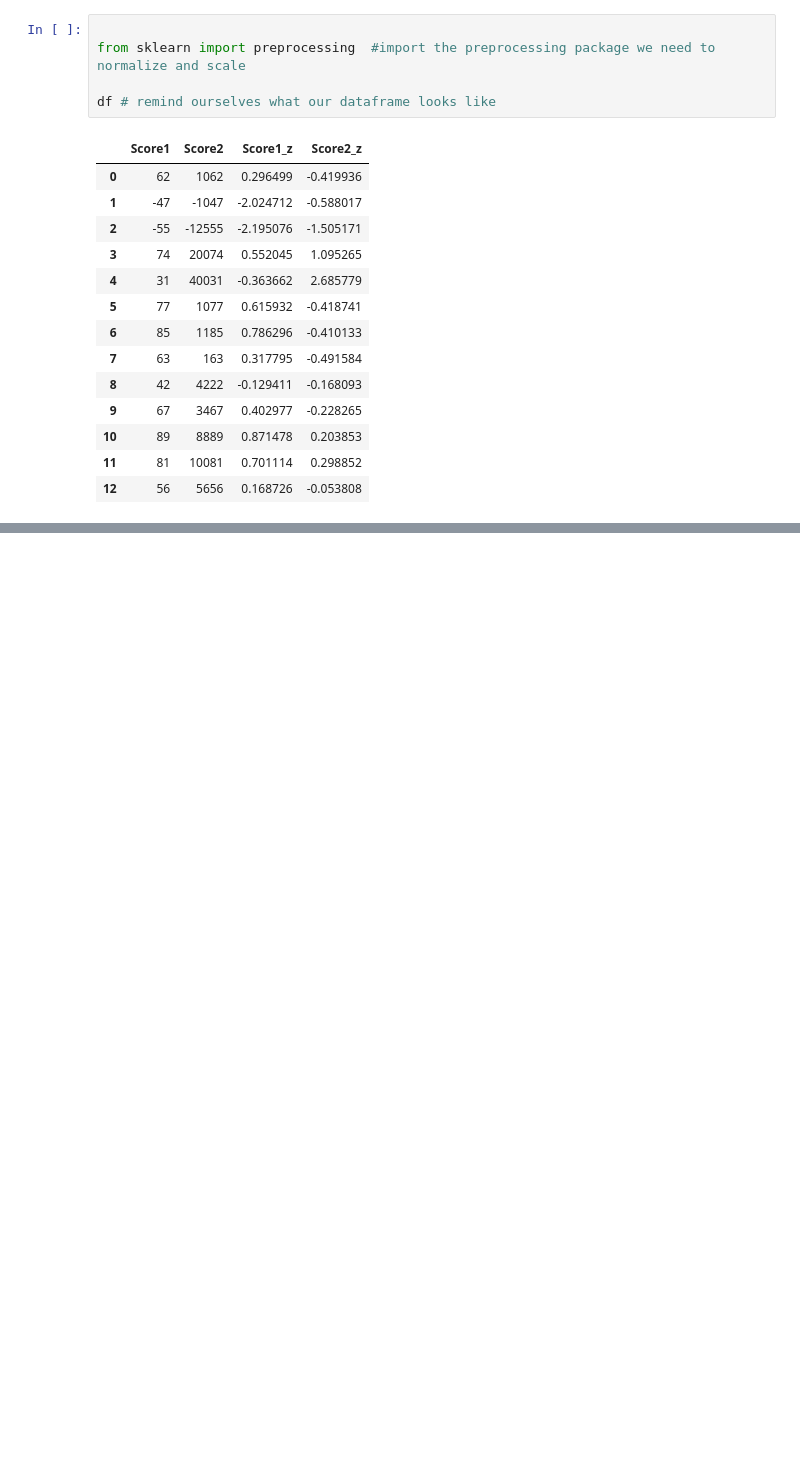
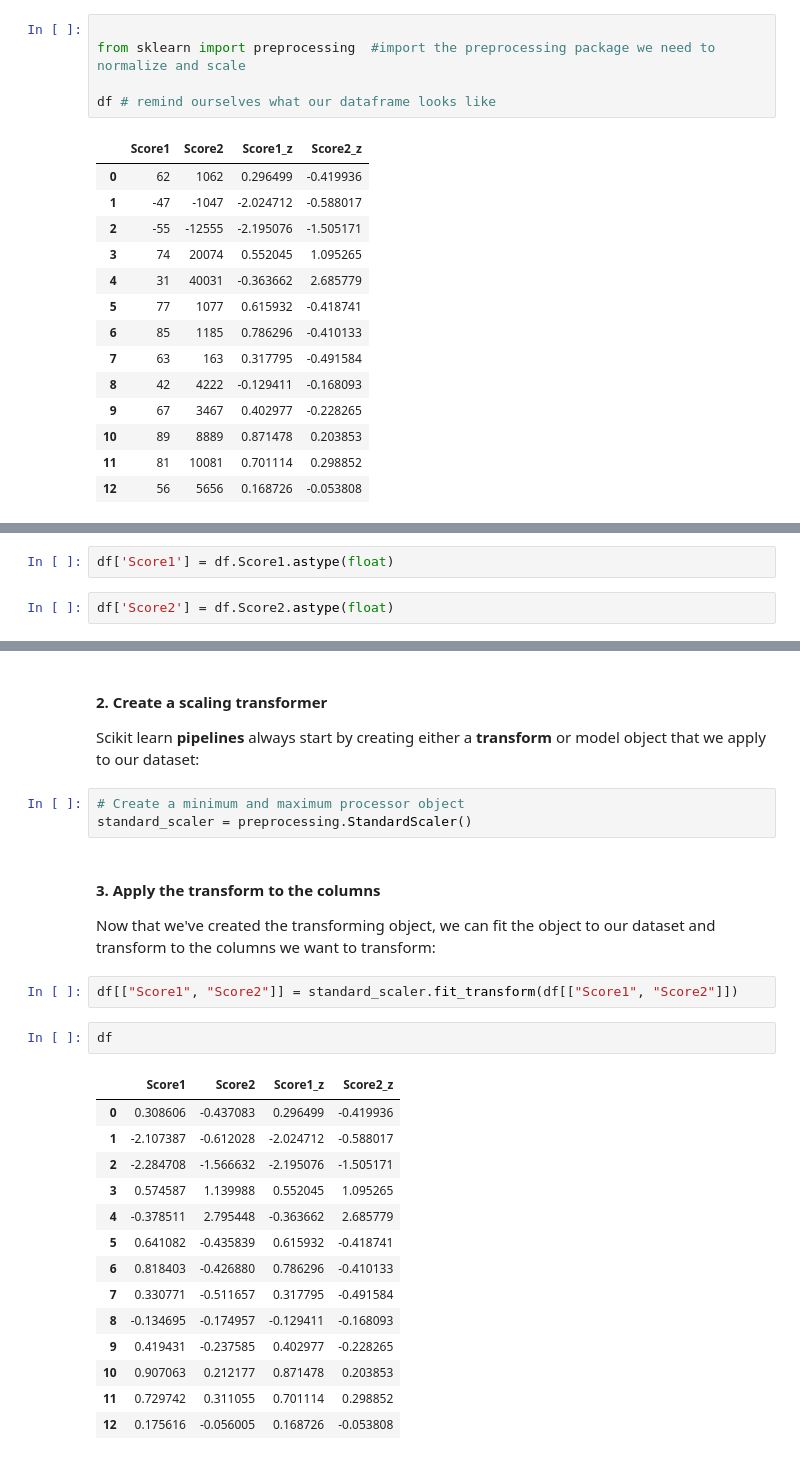
Before and after one commit to davideliason/DM4BA_Personal_Practice, a Jupyter notebook: Pandas_DataAnalysis.ipynb, the cells around one changed output, grey strips where cells are left out. Cells and saved outputs as stored; diff of their text form; blank space fills up the shorter version.

```diff
--- a/Pandas_DataAnalysis.ipynb
+++ b/Pandas_DataAnalysis.ipynb
@@ -1145,0 +1152,4 @@ df # remind ourselves what our dataframe looks like
+# %%
+df['Score1'] = df.Score1.astype(float)
+# %%
+df['Score2'] = df.Score2.astype(float)
@@ -1145,0 +1173,30 @@ df # remind ourselves what our dataframe looks like
+# %% [markdown]
+#### 2. Create a scaling transformer
+
+Scikit learn **pipelines** always start by creating either a **transform** or model object that we apply to our dataset:
+# %%
+# Create a minimum and maximum processor object
+standard_scaler = preprocessing.StandardScaler()
+# %% [markdown]
+#### 3. Apply the transform to the columns
+
+Now that we've created the transforming object, we can fit the object to our dataset and transform to the columns we want to transform:
+# %%
+df[["Score1", "Score2"]] = standard_scaler.fit_transform(df[["Score1", "Score2"]])
+# %%
+df
+# %% [output]
+|  | Score1 | Score2 | Score1_z | Score2_z |
+| 0 | 0.308606 | -0.437083 | 0.296499 | -0.419936 |
+| 1 | -2.107387 | -0.612028 | -2.024712 | -0.588017 |
+| 2 | -2.284708 | -1.566632 | -2.195076 | -1.505171 |
+| 3 | 0.574587 | 1.139988 | 0.552045 | 1.095265 |
+| 4 | -0.378511 | 2.795448 | -0.363662 | 2.685779 |
+| 5 | 0.641082 | -0.435839 | 0.615932 | -0.418741 |
+| 6 | 0.818403 | -0.426880 | 0.786296 | -0.410133 |
+| 7 | 0.330771 | -0.511657 | 0.317795 | -0.491584 |
+| 8 | -0.134695 | -0.174957 | -0.129411 | -0.168093 |
+| 9 | 0.419431 | -0.237585 | 0.402977 | -0.228265 |
+| 10 | 0.907063 | 0.212177 | 0.871478 | 0.203853 |
+| 11 | 0.729742 | 0.311055 | 0.701114 | 0.298852 |
+| 12 | 0.175616 | -0.056005 | 0.168726 | -0.053808 |
```
Also changed, not shown: parts of 24 cells of this notebook, 2 other files.
